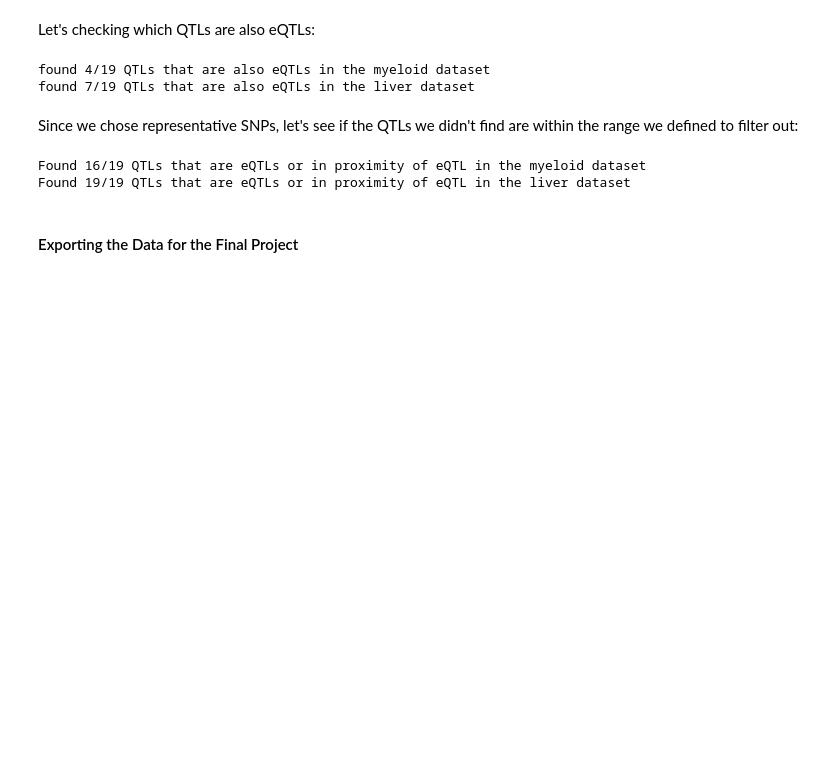
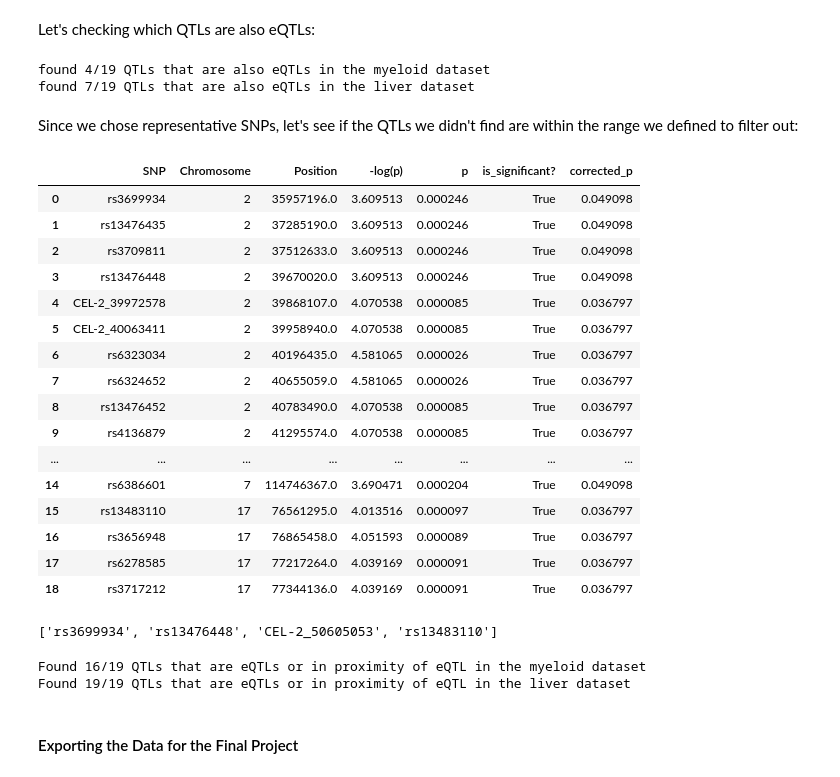
Before and after one commit to GilSasson1/System_Genetics, a Jupyter notebook: hw3_312294630_208689497.ipynb, the cells around one changed output. Drawn from its saved outputs; the diff is of its cells as text; code cells hidden in the pictures; blank space fills up the shorter version.

```diff
--- a/hw3_312294630_208689497.ipynb
+++ b/hw3_312294630_208689497.ipynb
@@ -976,6 +976,30 @@ found 4/19 QTLs that are also eQTLs in the myeloid dataset
 found 7/19 QTLs that are also eQTLs in the liver dataset
 # %% [markdown]
 Since we chose representative SNPs, let's see if the QTLs we didn't find are within the range we defined to filter out:
+# %%
+significat_QTLs
+# %% [output]
+|  | SNP | Chromosome | Position | -log(p) | p | is_significant? | corrected_p |
+| 0 | rs3699934 | 2 | 35957196.0 | 3.609513 | 0.000246 | True | 0.049098 |
+| 1 | rs13476435 | 2 | 37285190.0 | 3.609513 | 0.000246 | True | 0.049098 |
+| 2 | rs3709811 | 2 | 37512633.0 | 3.609513 | 0.000246 | True | 0.049098 |
+| 3 | rs13476448 | 2 | 39670020.0 | 3.609513 | 0.000246 | True | 0.049098 |
+| 4 | CEL-2_39972578 | 2 | 39868107.0 | 4.070538 | 0.000085 | True | 0.036797 |
+| 5 | CEL-2_40063411 | 2 | 39958940.0 | 4.070538 | 0.000085 | True | 0.036797 |
+| 6 | rs6323034 | 2 | 40196435.0 | 4.581065 | 0.000026 | True | 0.036797 |
+| 7 | rs6324652 | 2 | 40655059.0 | 4.581065 | 0.000026 | True | 0.036797 |
+| 8 | rs13476452 | 2 | 40783490.0 | 4.070538 | 0.000085 | True | 0.036797 |
+| 9 | rs4136879 | 2 | 41295574.0 | 4.070538 | 0.000085 | True | 0.036797 |
+| ... | ... | ... | ... | ... | ... | ... | ... |
+| 14 | rs6386601 | 7 | 114746367.0 | 3.690471 | 0.000204 | True | 0.049098 |
+| 15 | rs13483110 | 17 | 76561295.0 | 4.013516 | 0.000097 | True | 0.036797 |
+| 16 | rs3656948 | 17 | 76865458.0 | 4.051593 | 0.000089 | True | 0.036797 |
+| 17 | rs6278585 | 17 | 77217264.0 | 4.039169 | 0.000091 | True | 0.036797 |
+| 18 | rs3717212 | 17 | 77344136.0 | 4.039169 | 0.000091 | True | 0.036797 |
+# %%
+snp_QTLs['Myeloid Dataset']
+# %% [output]
+['rs3699934', 'rs13476448', 'CEL-2_50605053', 'rs13483110']
 # %%
 for dataset, list in snp_QTLs.items():
     counter = 0
```
Also changed, not shown: 1 other file.
